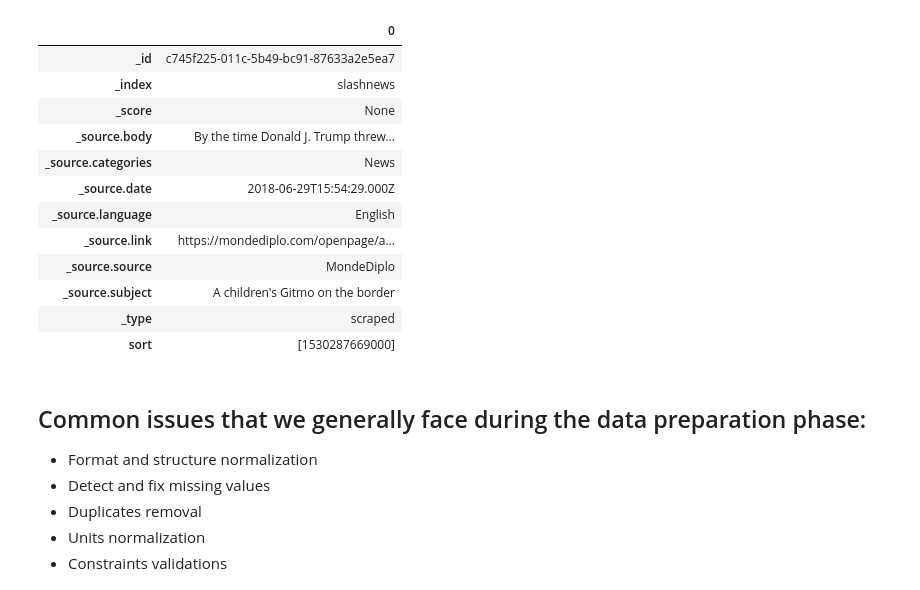
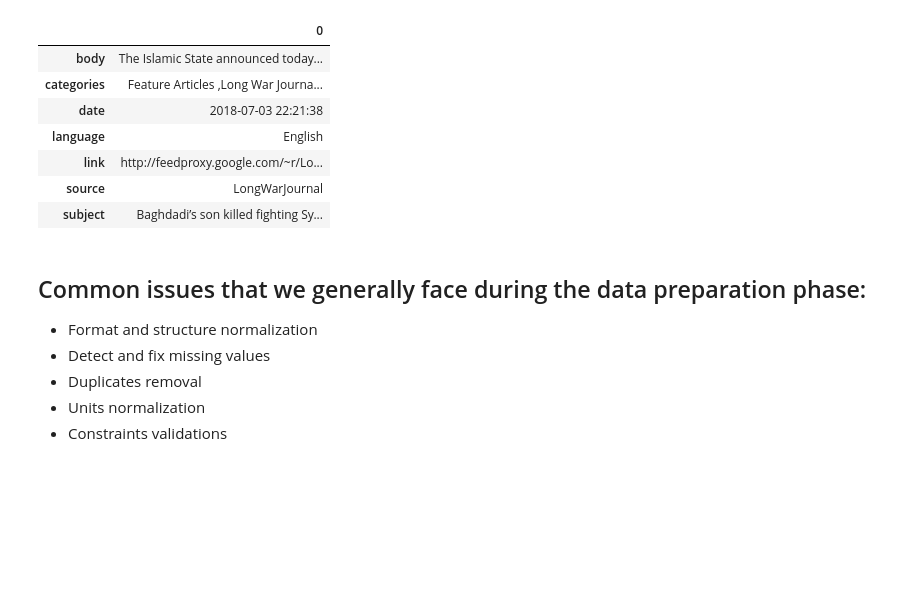
Before and after one commit to saidsef/ml-classifier, a Jupyter notebook: classifier-ml.ipynb, the cells around one changed output. Cells and saved outputs as stored; diff of their text form; code cells hidden in the pictures; blank space fills up the shorter version.

```diff
--- a/classifier-ml.ipynb
+++ b/classifier-ml.ipynb
@@ -25,19 +27,16 @@ df = pd.io.json.json_normalize(news['hits']['hits'])
+# %%
+df = pd.read_json('./data/news.json')
 # %%
-df.head(1).T
+df.head(1).T.style
 # %% [output]
 |  | 0 |
-| _id | c745f225-011c-5b49-bc91-87633a2e5ea7 |
-| _index | slashnews |
-| _score | None |
-| _source.body | By the time Donald J. Trump threw... |
-| _source.categories | News |
-| _source.date | 2018-06-29T15:54:29.000Z |
-| _source.language | English |
-| _source.link | https://mondediplo.com/openpage/a... |
-| _source.source | MondeDiplo |
-| _source.subject | A children's Gitmo on the border |
-| _type | scraped |
-| sort | [1530287669000] |
+| body | The Islamic State announced today... |
+| categories | Feature Articles ,Long War Journa... |
+| date | 2018-07-03 22:21:38 |
+| language | English |
+| link | http://feedproxy.google.com/~r/Lo... |
+| source | LongWarJournal |
+| subject | Baghdadi’s son killed fighting Sy... |
 # %% [markdown]
 ## Common issues that we generally face during the data preparation phase:
  - Format and structure normalization
```
Also changed, not shown: parts of 29 cells of this notebook.
